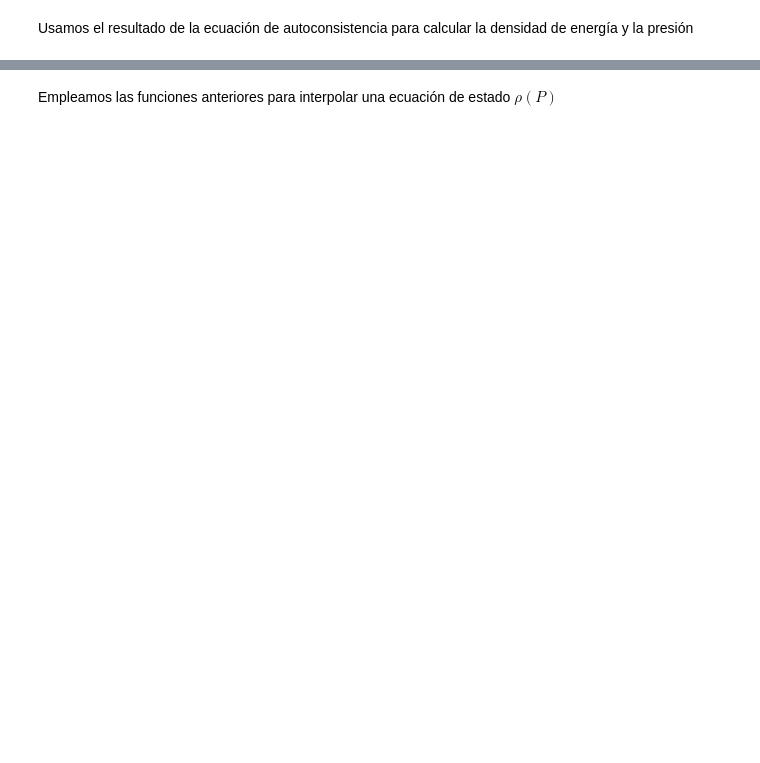
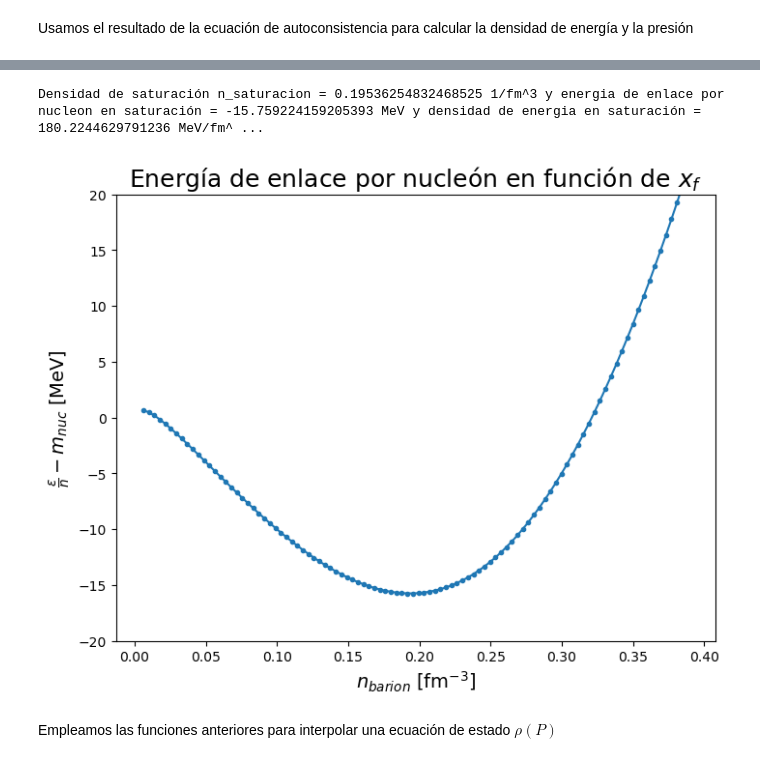
Before and after one commit to Vendetta0462/CalculosSimulaciones, a Jupyter notebook: NS_Structure/modelo_sigma-omega.ipynb, the cells around one changed output, grey strips where cells are left out. Cells and saved outputs as stored; diff of their text form; code cells hidden in the pictures; blank space fills up the shorter version.

```diff
--- a/NS_Structure/modelo_sigma-omega.ipynb
+++ b/NS_Structure/modelo_sigma-omega.ipynb
@@ -49,20 +50,17 @@ c_MKS = 299792458 # m/s
 G_MKS = 6.67430e-11 # m^3/kg/s^2
 pi = np.pi
 m_nuc_MKS = 1.6726219e-27 # kg
+e_MKS = 1.60217662e-19 # C
 
 # Definimos las constantes necesarias en unidades geometrizadas
 hbar = hbar_MKS * (G_MKS/c_MKS**3) # m^2
 m_nuc = m_nuc_MKS * (G_MKS/c_MKS**2) # m
 
 # Damos valores a las constantes (valores tomados del paper de Walecka)
-# A_sigma = np.sqrt(266.9*hbar/m_nuc**2)
-# A_omega = np.sqrt(195.7*hbar/m_nuc**2)
-A_sigma_tilde_sqrd = 266.9 # Del paper original de Walecka
+A_sigma_tilde_sqrd = 266.9 # Del paper original
 A_omega_tilde_sqrd = 195.7
-# A_sigma_tilde_sqrd = 357.4 # Del paper posterior de Walecka
+# A_sigma_tilde_sqrd = 357.4 # Del paper posterior
 # A_omega_tilde_sqrd = 273.8
-
-# print(A_sigma, A_omega)
 # %% [markdown]
 Utilizamos la función `scipy.optimize.fsolve` para resolver la ecuación de autoconsistencia
 # %%
@@ -182,3 +166,29 @@ Energía =  62.21405808573232 y presión =  61.08369502995604 para n_barion =  5
+# %%
+# Graficamos la energia de enlace por nucleon vs el parametro x_f
+densidades_prove = np.linspace(1e13, 6.5e14, 100) # Densidades de bariones en g/cm^3
+n_prove = densidades_prove*1e3/m_nuc_MKS # Densidades de bariones en m^-3
+energias_prove = np.zeros(len(n_prove)) # Energías de enlace por nucleón en m^-2 (geometrizadas)
+x_f_prove = np.zeros(len(n_prove)) # Momentos de Fermi adimensional
+for i in range(len(n_prove)):
+    energias_prove[i], _, x_f_prove[i] = energia_presion(n_prove[i], A_sigma_tilde_sqrd, A_omega_tilde_sqrd, 1, True)
+
+# Hallamos la densidad de saturación en fm^-3 a partir del x_f donde es minima la energía de enlace por nucleón
+minimo = np.argmin(energias_prove/n_prove - m_nuc)
+n_saturacion = n_prove[minimo] # Densidad de saturación en m^-3
+n_saturacion *= (1e-15)**3 # Densidad de saturación en fm^-3
+print("Densidad de saturación n_saturacion =", n_saturacion, "1/fm^3 y energia de enlace por nucleon en saturación =", (np.min(energias_prove/n_prove - m_nuc))*c_MKS**4/G_MKS/e_MKS*1e-6, "MeV y densidad de energia en saturación =", energias_prove[minimo]*c_MKS**4/G_MKS/e_MKS*1e-6*(1e-15)**3, "MeV/fm^3")
+
+plt.figure(figsize=(8,6))
+plt.plot(n_prove*(1e-15)**3, (energias_prove/n_prove - m_nuc)*c_MKS**4/G_MKS/e_MKS*1e-6, "-o")
+# plt.plot(n_prove*(1e-15)**3, (energias_prove/n_prove - m_nuc)*c_MKS**4/G_MKS/e_MKS*1e-6, "-o")
+plt.xlabel(r'$n_{barion}$ [fm$^{-3}$]')
+plt.ylabel(r'$\frac{\epsilon}{n}-m_{nuc}$ [MeV]')
+plt.ylim(-20, 20)
+plt.title(r'Energía de enlace por nucleón en función de $x_f$')
+plt.show()
+# %% [output]
+Densidad de saturación n_saturacion = 0.19536254832468525 1/fm^3 y energia de enlace por nucleon en saturación = -15.759224159205393 MeV y densidad de energia en saturación = 180.2244629791236 MeV/fm^ ...
+[figure, added]
 # %% [markdown]
 Empleamos las funciones anteriores para interpolar una ecuación de estado $\rho(P)$
 # %%
```
Also changed, not shown: parts of 13 cells of this notebook.
